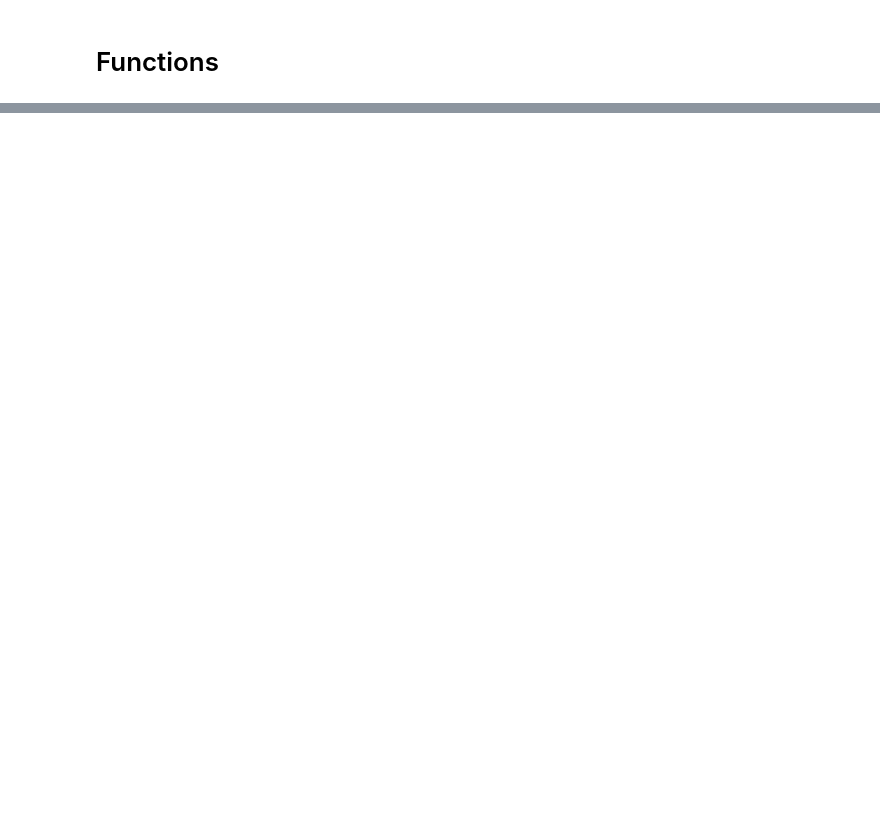
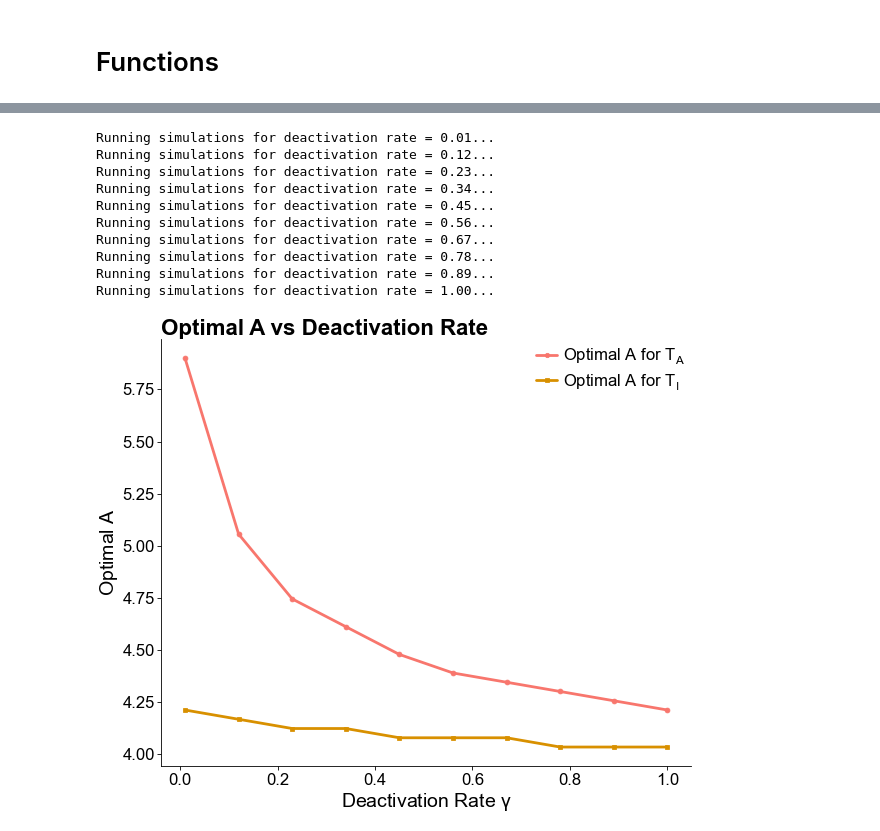
Before and after one commit to Emilie-Jessen/MFPT_Minimization, a Jupyter notebook: TwoStateTheory.ipynb, the cells around one changed output, grey strips where cells are left out. Drawn from its saved outputs; the diff is of its cells as text; code cells hidden in the pictures; blank space fills up the shorter version.

```diff
--- a/TwoStateTheory.ipynb
+++ b/TwoStateTheory.ipynb
@@ -934,0 +662,79 @@ Steps    : 107,829
+# %%
+# investigate the optimal A for a range of deactivation rates, with fixed rn and rf
+
+# Set range of ratios to explore
+deactivation_rates = np.linspace(0.01, 1.0, 10)  # Varying the deactivation rate gamma
+A_vals = np.linspace(1.5, 5.9, 100)  # A values to explore
+
+# Initialize arrays to store results
+results_A = []
+results_I = []
+
+# System parameters for the two-state model
+rf = 0.2  # Fixed droplet radius
+rn = 1.0
+D = 1.0
+ndim_ = 3
+
+# Switching parameters for the two-state model
+lam, gamma = 1.0, 0.1
+activation_outside = 1  # Activation occurs outside the droplet
+
+for gamma in deactivation_rates:
+    print(f"Running simulations for deactivation rate = {gamma:.2f}...")
+    T_A = np.zeros(len(A_vals))
+    T_I = np.zeros(len(A_vals))
+    T_single = np.zeros(len(A_vals))
+
+    for i, A in enumerate(A_vals):
+        TA_func, TI_func, out = compute_for_two_state(
+            r_target=rt_,
+            rf=rf,
+            rn=rn,
+            A=A,
+            b=b_,
+            D0=D,
+            Dn=D,
+            lam=lam,
+            gamma=gamma,
+            activation_outside=activation_outside,
+            ndim=ndim_,
+            N=300,
+            tol=1e-6,
+            max_nodes=20000,
+        )
+        T_A[i] = out["TA_rn"]
+        T_I[i] = out["TI_rn"]
+        T_single[i] = compute_for_sigmoidal(rt_, rf, rn, A, b_, D, D, ndim=ndim_, N=300)[0](rn)
+
+    # Find the optimal A that minimizes T_A
+    optimal_index = np.argmin(T_A)
+    optimal_A = A_vals[optimal_index]
+    results_A.append(optimal_A)
+
+    # Find the optimal A that minimizes T_I
+    optimal_index_I = np.argmin(T_I)
+    optimal_A_I = A_vals[optimal_index_I]
+    results_I.append(optimal_A_I)
+
+# Plot the results
+fig, ax = plt.subplots(figsize=(6, 5))
+ax.plot(deactivation_rates, results_A, 'o-', label=r'Optimal $A$ for $T_A$')
+ax.plot(deactivation_rates, results_I, 's-', label=r'Optimal $A$ for $T_I$')
+ax.set_xlabel(r'Deactivation Rate $\gamma$')
+ax.set_ylabel('Optimal $A$')
+ax.set_title('Optimal A vs Deactivation Rate')
+ax.legend()
+plt.show()
+# %% [output]
+Running simulations for deactivation rate = 0.01...
+Running simulations for deactivation rate = 0.12...
+Running simulations for deactivation rate = 0.23...
+Running simulations for deactivation rate = 0.34...
+Running simulations for deactivation rate = 0.45...
+Running simulations for deactivation rate = 0.56...
+Running simulations for deactivation rate = 0.67...
+Running simulations for deactivation rate = 0.78...
+Running simulations for deactivation rate = 0.89...
+Running simulations for deactivation rate = 1.00...
+[figure, added]
```
Also changed, not shown: parts of 31 cells of this notebook, 12 other files.
